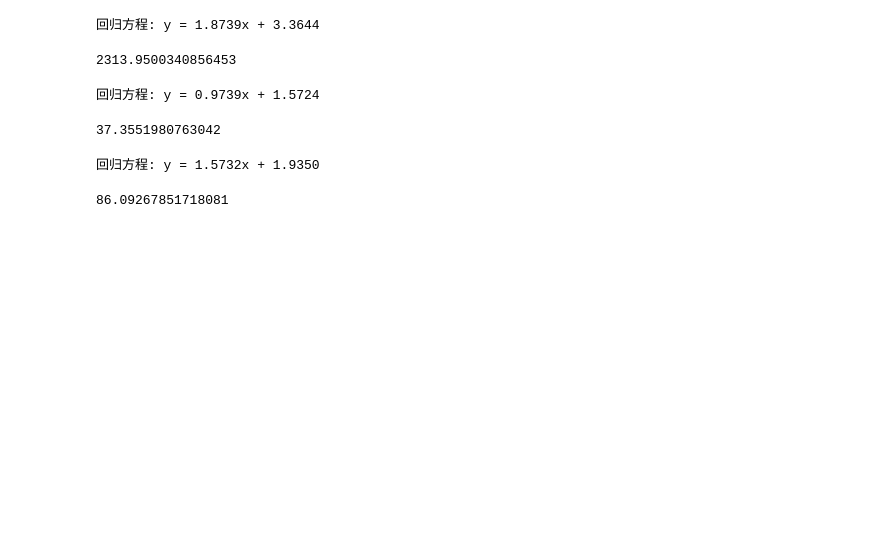
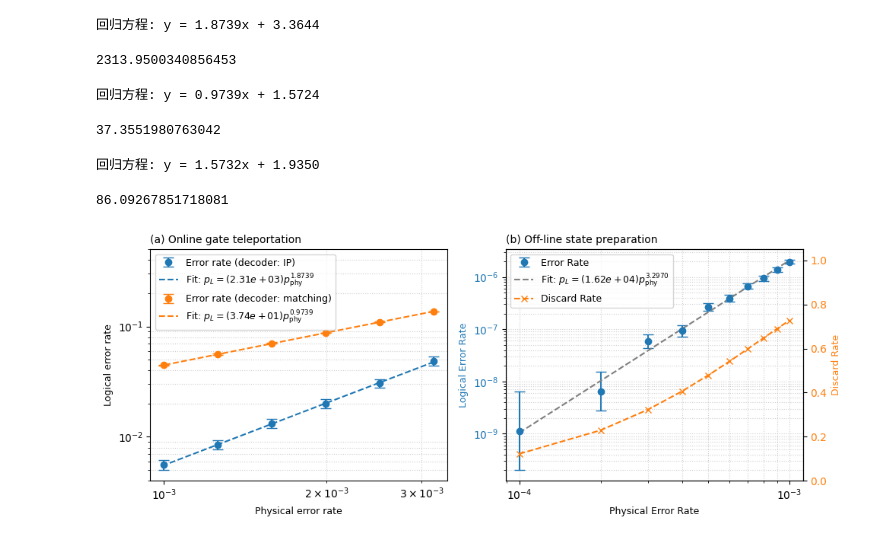
Before and after one commit to itpyi/surface_magic, a Jupyter notebook: plot/plot.ipynb, the cells around one changed output. Drawn from its saved outputs; the diff is of its cells as text; code cells hidden in the pictures; blank space fills up the shorter version.

Commit message:
sort plot

```diff
--- a/plot/plot.ipynb
+++ b/plot/plot.ipynb
@@ -1512,0 +1570,17 @@ print(f"回归方程: y = {slope:.4f}x + {intercept:.4f}")
+# %%
+# online data
+import numpy as np
+
+err_phy = [10**x for x in np.linspace(-2.5, -3.0, 6)]
+
+err_log_cnt = [593, 595, 596, 598, 597, 598]
+total_cnt = [11010, 17500, 26600, 40500, 62800, 95400]
+
+err_log_cnt_matching = [142016, 113554, 89808, 71910, 57095, 45259]
+total_cnt_matching = [1000000, 1000000, 1000000, 1000000, 1000000, 1000000]
+
+err_log_cnt_before = [5254, 3527, 2335, 1584, 1019, 715]
+total_cnt_before = [1000000, 1000000, 1000000, 1000000, 1000000, 1000000]
+
+err_log_cnt_after = [err_log_cnt, err_log_cnt_matching]
+total_cnt_after = [total_cnt, total_cnt_matching]
@@ -1512,0 +1668,79 @@ print(f"回归方程: y = {slope:.4f}x + {intercept:.4f}")
+# %%
+import matplotlib.pyplot as plt
+import numpy as np
+
+# 3. 开始绘图
+fig, ax = plt.subplots(1,2,figsize=(10, 4))
+
+title_font_size = 10
+label_font_size = 9
+
+ax[0].set_title('(a) Online gate teleportation', loc='left', fontsize=title_font_size)
+ax[0].set_xlabel('Physical error rate', fontsize=label_font_size)
+ax[0].set_ylabel('Logical error rate', fontsize=label_font_size)
+ax[0].set_yscale('log')
+ax[0].set_ylim(0.004, 0.5)
+ax[0].set_xscale('log')
+ax[0].grid(True, which='minor', linestyle=':', alpha=0.6)
+
+err_logical_before, err_logical_lows_before, err_logical_highs_before = get_plot_list(err_log_cnt_before, total_cnt_before)
+
+handles = []
+color_list = ['tab:blue', 'tab:orange']
+
+for i, err_log_cnt in enumerate(err_log_cnt_after):
+    err_logical, err_logical_lows, err_logical_highs = get_plot_list(err_log_cnt, total_cnt_after[i])
+    delta_err_logical, delta_err_lows, delta_err_highs = get_delta_list(
+        err_logical, err_logical_lows, err_logical_highs,
+        err_logical_before, err_logical_lows_before, err_logical_highs_before
+    )
+
+    expo, coef = fit_error(delta_err_logical, err_phy)
+
+    # 组合不对称的 Error Bar 数据: shape 为 (2, N) -> [row_lower, row_upper]
+    asymmetric_err = [delta_err_lows, delta_err_highs]
+
+    line1 = ax[0].errorbar(err_phy, delta_err_logical, yerr=asymmetric_err, fmt='o', color=color_list[i], capsize=5, label=f'Error rate (decoder: {"IP" if i==0 else "matching"})')
+    line2, = ax[0].plot(err_phy, [coef * x**expo for x in err_phy], '--', color=color_list[i], label=fr'Fit: $p_L=({coef:.2e})p_{{\mathrm{{phy}}}}^{{{expo:.4f}}}$')
+    handles.extend([line1, line2])
+
+ax[0].legend(handles=handles, loc='upper left', fontsize=label_font_size)
+
+# Plot the off-line protocol
+color_err = 'tab:blue'
+ax[1].set_title('(b) Off-line state preparation', loc='left', fontsize=title_font_size)
+ax[1].set_xlabel('Physical Error Rate', fontsize=label_font_size)
+ax[1].set_ylabel('Logical Error Rate', color=color_err, fontsize=label_font_size)
+ax[1].set_yscale('log')
+ax[1].set_xscale('log')
+
+expo, coef = fit_error(y_vals_ps, sorted_xs)
+
+line1 = ax[1].errorbar(sorted_xs, y_vals_ps, yerr=asymmetric_err_ps,
+                     color=color_err, fmt='o', capsize=5, label='Error Rate')
+line2, = ax[1].plot(sorted_xs, [coef * x**expo for x in sorted_xs], '--', color='gray', label=fr'Fit: $p_L=({coef:.2e})p_{{\mathrm{{phy}}}}^{{{expo:.4f}}}$')
+
+ax[1].tick_params(axis='y', labelcolor=color_err)
+ax[1].grid(True, which='major', linestyle=':', alpha=0.6)
+
+# --- 右轴：Discard Rate ---
+ax2 = ax[1].twinx()
+color_disc = 'tab:orange'
+ax2.set_ylabel('Discard Rate', color=color_disc, fontsize=label_font_size)
+
+line3, = ax2.plot(sorted_xs, y_disc_rates_ps, color=color_disc,
+                  marker='x', linestyle='--', label='Discard Rate')
+
+ax2.tick_params(axis='y', labelcolor=color_disc)
+ax2.set_ylim(0, 1.05)
+
+ax[1].grid(True, which='minor', linestyle=':', alpha=0.6)
+# 图例
+ax[1].legend(handles=[line1, line2, line3], loc='upper left', fontsize=label_font_size)
+
+plt.tight_layout()
+plt.savefig('error_rates.pdf',
+           bbox_inches='tight',  # 紧贴内容边界
+           pad_inches=0)
+# %% [output]
+[figure, added]
```
Also changed, not shown: parts of 2 cells of this notebook, 1 other file.
